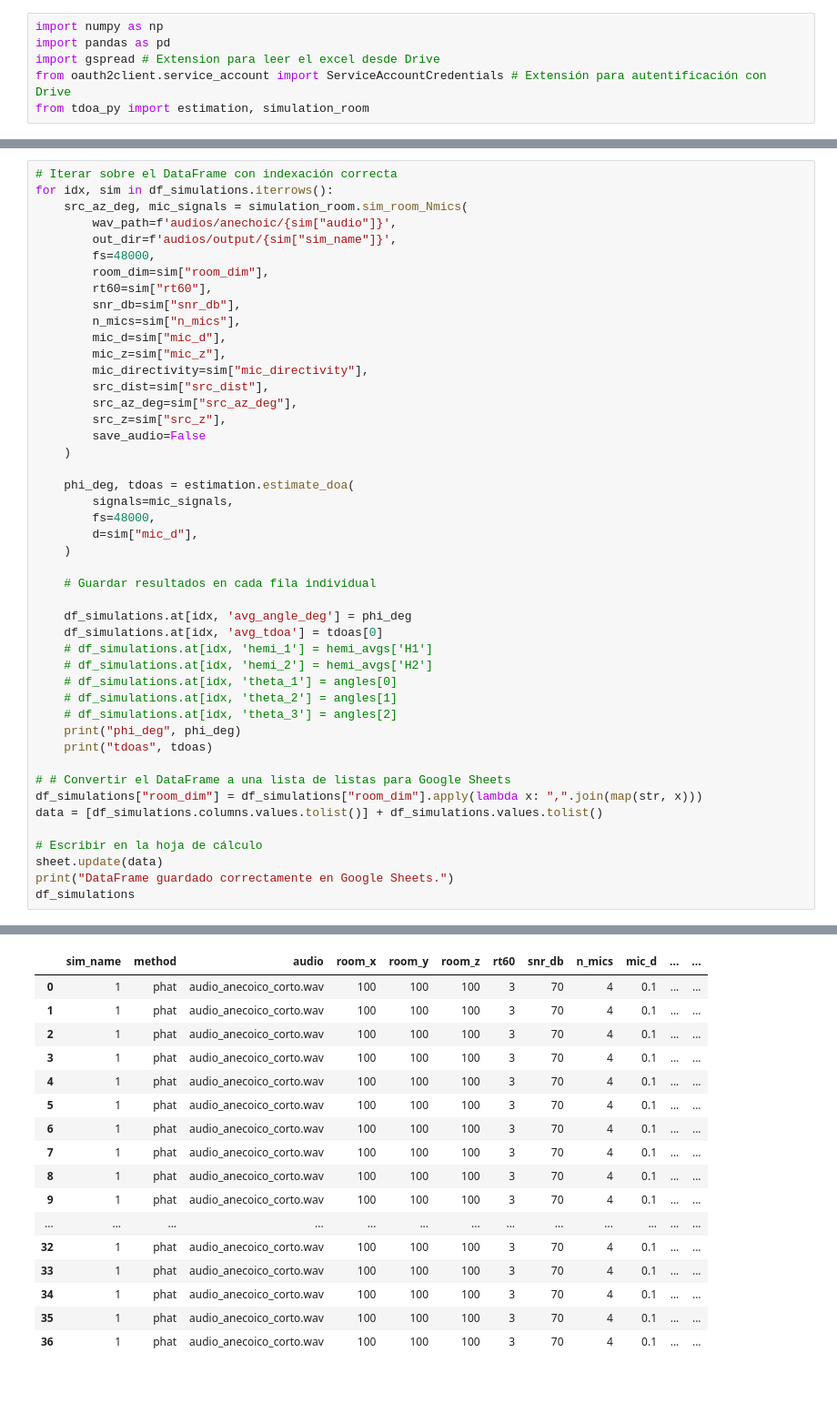
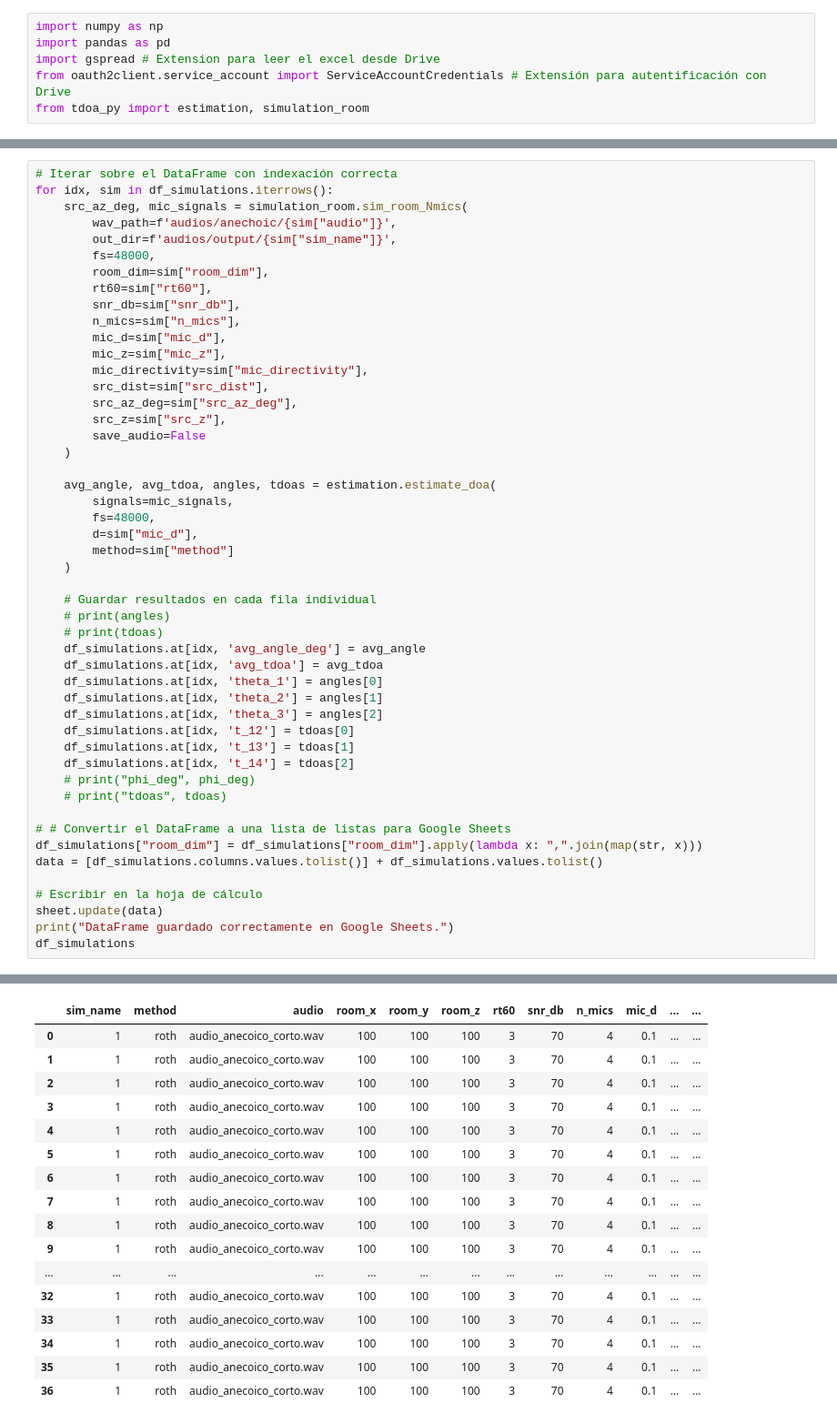
Before and after one commit to electronicos-anonimos/tp_dsp_tdoa, a Jupyter notebook: tdoa_funcional.ipynb, the cells around one changed output, grey strips where cells are left out. Shown at 91% size. Drawn from its saved outputs; the diff is of its cells as text; blank space fills up the shorter version.

Commit message:
Roth funciona medio raro, pero funciona.

```diff
--- a/tdoa_funcional.ipynb
+++ b/tdoa_funcional.ipynb
@@ -50,23 +50,26 @@ for idx, sim in df_simulations.iterrows():
         save_audio=False
     )
 
-    phi_deg, tdoas = estimation.estimate_doa(
+    avg_angle, avg_tdoa, angles, tdoas = estimation.estimate_doa(
         signals=mic_signals,
         fs=48000,
         d=sim["mic_d"],
+        method=sim["method"]
     )
 
     # Guardar resultados en cada fila individual
-
-    df_simulations.at[idx, 'avg_angle_deg'] = phi_deg
-    df_simulations.at[idx, 'avg_tdoa'] = tdoas[0]
-    # df_simulations.at[idx, 'hemi_1'] = hemi_avgs['H1']
-    # df_simulations.at[idx, 'hemi_2'] = hemi_avgs['H2']
-    # df_simulations.at[idx, 'theta_1'] = angles[0]
-    # df_simulations.at[idx, 'theta_2'] = angles[1]
-    # df_simulations.at[idx, 'theta_3'] = angles[2]
-    print("phi_deg", phi_deg)
-    print("tdoas", tdoas)
+    # print(angles)
+    # print(tdoas)
+    df_simulations.at[idx, 'avg_angle_deg'] = avg_angle
+    df_simulations.at[idx, 'avg_tdoa'] = avg_tdoa
+    df_simulations.at[idx, 'theta_1'] = angles[0]
+    df_simulations.at[idx, 'theta_2'] = angles[1]
+    df_simulations.at[idx, 'theta_3'] = angles[2]
+    df_simulations.at[idx, 't_12'] = tdoas[0]
+    df_simulations.at[idx, 't_13'] = tdoas[1]
+    df_simulations.at[idx, 't_14'] = tdoas[2]
+    # print("phi_deg", phi_deg)
+    # print("tdoas", tdoas)
 
 # # Convertir el DataFrame a una lista de listas para Google Sheets
 df_simulations["room_dim"] = df_simulations["room_dim"].apply(lambda x: ",".join(map(str, x)))
@@ -96,18 +99,18 @@ tdoas [np.float64(-0.0002916666666666667), np.float64(-0.0005833333333333334), n
 DataFrame guardado correctamente en Google Sheets.
 |  | sim_name | method | audio | room_x | room_y | room_z | rt60 | snr_db | n_mics | mic_d | ... | ... |
-| 0 | 1 | phat | audio_anecoico_corto.wav | 100 | 100 | 100 | 3 | 70 | 4 | 0.1 | ... | ... |
-| 1 | 1 | phat | audio_anecoico_corto.wav | 100 | 100 | 100 | 3 | 70 | 4 | 0.1 | ... | ... |
-| 2 | 1 | phat | audio_anecoico_corto.wav | 100 | 100 | 100 | 3 | 70 | 4 | 0.1 | ... | ... |
-| 3 | 1 | phat | audio_anecoico_corto.wav | 100 | 100 | 100 | 3 | 70 | 4 | 0.1 | ... | ... |
-| 4 | 1 | phat | audio_anecoico_corto.wav | 100 | 100 | 100 | 3 | 70 | 4 | 0.1 | ... | ... |
-| 5 | 1 | phat | audio_anecoico_corto.wav | 100 | 100 | 100 | 3 | 70 | 4 | 0.1 | ... | ... |
-| 6 | 1 | phat | audio_anecoico_corto.wav | 100 | 100 | 100 | 3 | 70 | 4 | 0.1 | ... | ... |
-| 7 | 1 | phat | audio_anecoico_corto.wav | 100 | 100 | 100 | 3 | 70 | 4 | 0.1 | ... | ... |
-| 8 | 1 | phat | audio_anecoico_corto.wav | 100 | 100 | 100 | 3 | 70 | 4 | 0.1 | ... | ... |
-| 9 | 1 | phat | audio_anecoico_corto.wav | 100 | 100 | 100 | 3 | 70 | 4 | 0.1 | ... | ... |
+| 0 | 1 | roth | audio_anecoico_corto.wav | 100 | 100 | 100 | 3 | 70 | 4 | 0.1 | ... | ... |
+| 1 | 1 | roth | audio_anecoico_corto.wav | 100 | 100 | 100 | 3 | 70 | 4 | 0.1 | ... | ... |
+| 2 | 1 | roth | audio_anecoico_corto.wav | 100 | 100 | 100 | 3 | 70 | 4 | 0.1 | ... | ... |
+| 3 | 1 | roth | audio_anecoico_corto.wav | 100 | 100 | 100 | 3 | 70 | 4 | 0.1 | ... | ... |
+| 4 | 1 | roth | audio_anecoico_corto.wav | 100 | 100 | 100 | 3 | 70 | 4 | 0.1 | ... | ... |
+| 5 | 1 | roth | audio_anecoico_corto.wav | 100 | 100 | 100 | 3 | 70 | 4 | 0.1 | ... | ... |
+| 6 | 1 | roth | audio_anecoico_corto.wav | 100 | 100 | 100 | 3 | 70 | 4 | 0.1 | ... | ... |
+| 7 | 1 | roth | audio_anecoico_corto.wav | 100 | 100 | 100 | 3 | 70 | 4 | 0.1 | ... | ... |
+| 8 | 1 | roth | audio_anecoico_corto.wav | 100 | 100 | 100 | 3 | 70 | 4 | 0.1 | ... | ... |
+| 9 | 1 | roth | audio_anecoico_corto.wav | 100 | 100 | 100 | 3 | 70 | 4 | 0.1 | ... | ... |
 | ... | ... | ... | ... | ... | ... | ... | ... | ... | ... | ... | ... | ... |
-| 32 | 1 | phat | audio_anecoico_corto.wav | 100 | 100 | 100 | 3 | 70 | 4 | 0.1 | ... | ... |
-| 33 | 1 | phat | audio_anecoico_corto.wav | 100 | 100 | 100 | 3 | 70 | 4 | 0.1 | ... | ... |
-| 34 | 1 | phat | audio_anecoico_corto.wav | 100 | 100 | 100 | 3 | 70 | 4 | 0.1 | ... | ... |
-| 35 | 1 | phat | audio_anecoico_corto.wav | 100 | 100 | 100 | 3 | 70 | 4 | 0.1 | ... | ... |
-| 36 | 1 | phat | audio_anecoico_corto.wav | 100 | 100 | 100 | 3 | 70 | 4 | 0.1 | ... | ... |
+| 32 | 1 | roth | audio_anecoico_corto.wav | 100 | 100 | 100 | 3 | 70 | 4 | 0.1 | ... | ... |
+| 33 | 1 | roth | audio_anecoico_corto.wav | 100 | 100 | 100 | 3 | 70 | 4 | 0.1 | ... | ... |
+| 34 | 1 | roth | audio_anecoico_corto.wav | 100 | 100 | 100 | 3 | 70 | 4 | 0.1 | ... | ... |
+| 35 | 1 | roth | audio_anecoico_corto.wav | 100 | 100 | 100 | 3 | 70 | 4 | 0.1 | ... | ... |
+| 36 | 1 | roth | audio_anecoico_corto.wav | 100 | 100 | 100 | 3 | 70 | 4 | 0.1 | ... | ... |
```
Also changed, not shown: parts of 2 cells of this notebook, 2 other files.
